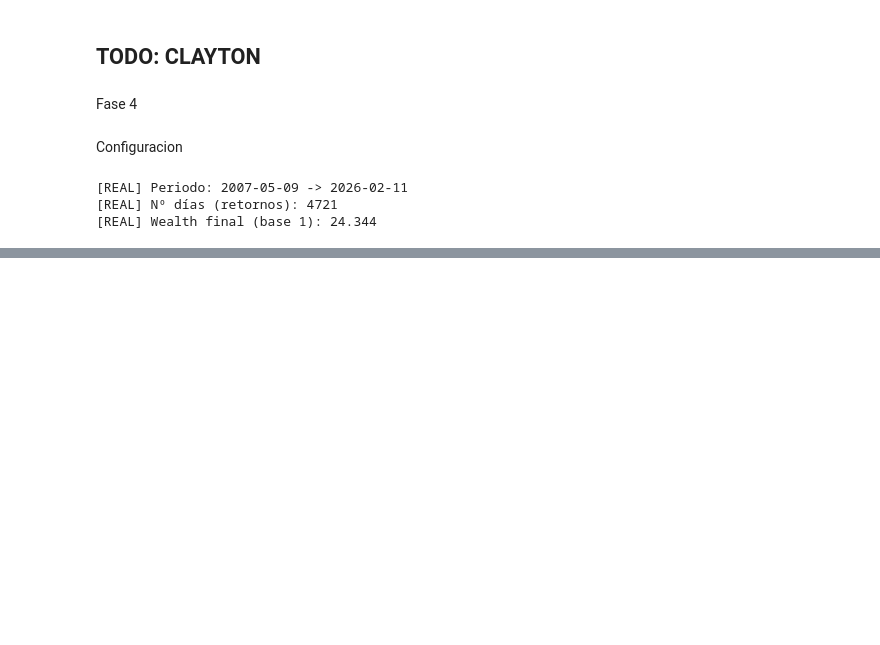
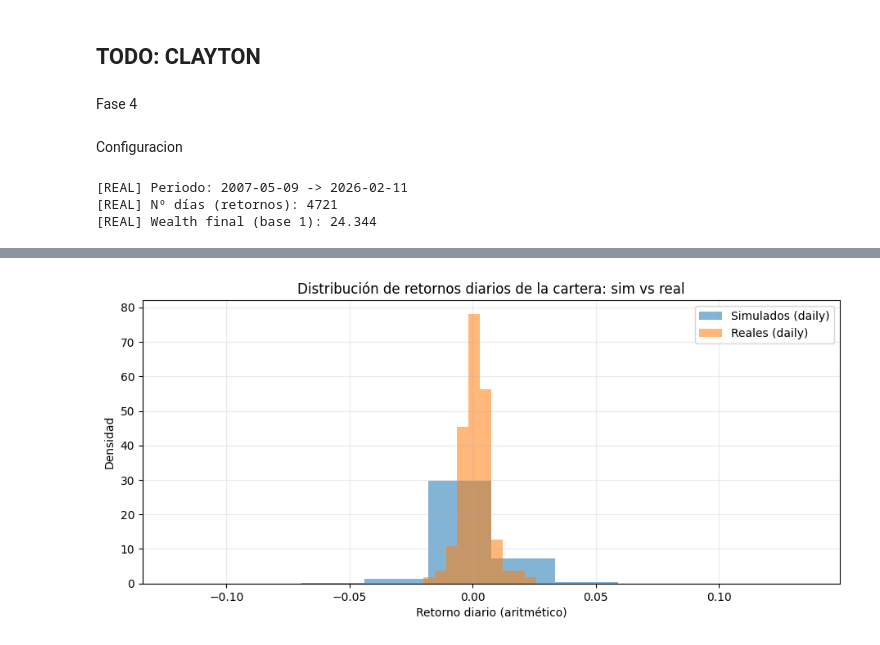
Before and after one commit to alonsodt/Practica-Riesgos-MIAX, a Jupyter notebook: Riesgos (1).ipynb, the cells around one changed output, grey strips where cells are left out. Drawn from its saved outputs; the diff is of its cells as text; code cells hidden in the pictures; blank space fills up the shorter version.

```diff
--- a/Riesgos (1).ipynb
+++ b/Riesgos (1).ipynb
@@ -1036,11 +982,4 @@ wealth[1:] = np.cumprod(1.0 + windowed_daily_percentage_returns.values)
 
 # Estado inicial para la simulación: estado al inicio de la ventana real (más “justo” para comparar)
 windowed_crisis_prediction = wallet_crisis_prediction.reindex(windowed_daily_percentage_returns.index, method="ffill")
-s0 = int(windowed_crisis_prediction.iloc[0])
-
-# -----------------------------
-# 2) Preparar marginales empíricas por estado (para inverse-CDF rápida)
-# -----------------------------
-# Ordenamos para poder trabajar en la simulacion con los percentiles
-calm_lookup = np.sort(wallet_calm_returns.values, axis=0)
-crisis_lookup = np.sort(wallet_crisis_returns.values, axis=0)
+start_state = int(windowed_crisis_prediction.iloc[0])
@@ -1046,0 +1084,17 @@ crisis_lookup = np.sort(wallet_crisis_returns.values, axis=0)
+# %%
+simulated_daily_returns = simulated_returns_percentages.ravel()
+daily_returns = windowed_daily_percentage_returns.values
+# %%
+# TODO POR QUE 80 bins? EN que se diferencia este grafico de Distribución retornos diarios (densidad)
+
+plt.figure(figsize=(11, 4.5))
+plt.hist(simulated_daily_returns, bins=80, density=True, alpha=0.55, label="Simulados (daily)")
+plt.hist(daily_returns, bins=80, density=True, alpha=0.55, label="Reales (daily)")
+plt.title("Distribución de retornos diarios de la cartera: sim vs real")
+plt.xlabel("Retorno diario (aritmético)")
+plt.ylabel("Densidad")
+plt.grid(True, alpha=0.25)
+plt.legend()
+plt.show()
+# %% [output]
+[figure, added]
```
Also changed, not shown: parts of 24 cells of this notebook.
